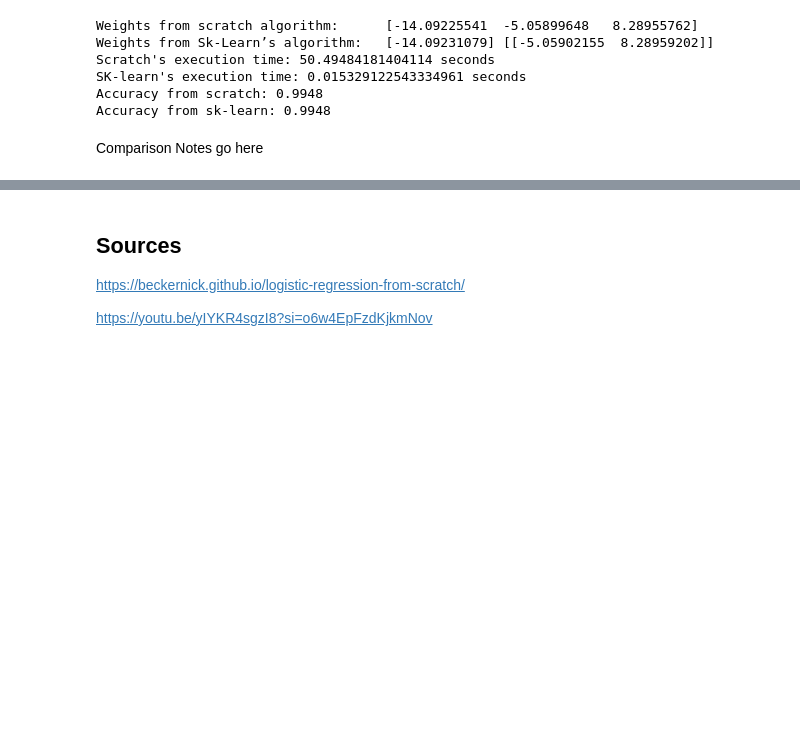
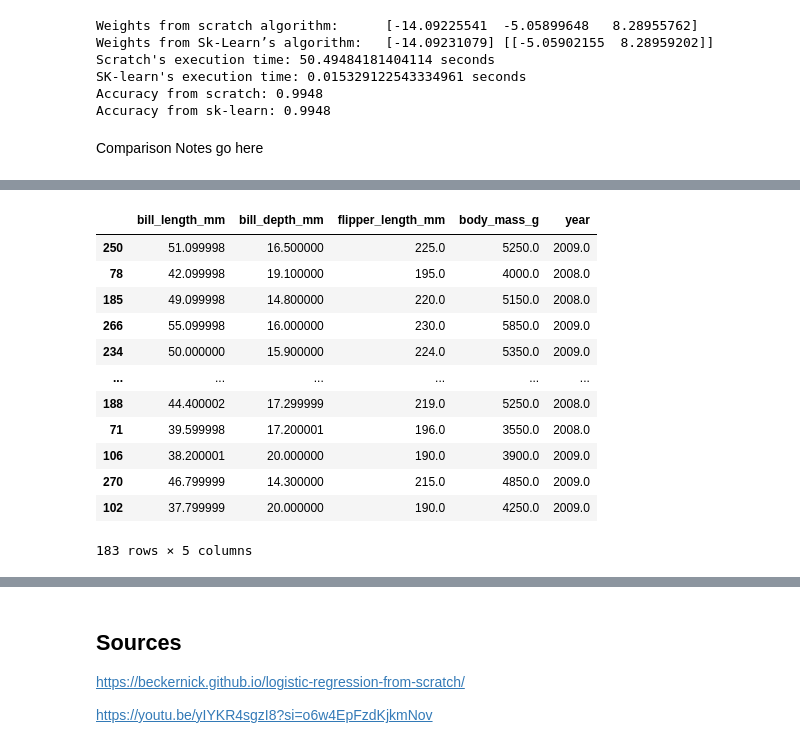
Before and after one commit to crane919/Logistic-Regression, a Jupyter notebook: notebook.ipynb, the cells around one changed output, grey strips where cells are left out. Cells and saved outputs as stored; diff of their text form; code cells hidden in the pictures; blank space fills up the shorter version.

```diff
--- a/notebook.ipynb
+++ b/notebook.ipynb
@@ -215,0 +242,20 @@ Comparison Notes go here
+# %%
+dataset['species']=dataset['species'].map({'Adelie':1,'Gentoo':0})
+dataset = dataset.drop('island', axis=1)
+x = dataset.loc[:, dataset.columns != 'species']
+y=dataset['species']
+x_train,x_test,y_train,y_test=train_test_split(x,y,test_size=0.33,random_state=42)
+# %% [output]
+|  | bill_length_mm | bill_depth_mm | flipper_length_mm | body_mass_g | year |
+| 250 | 51.099998 | 16.500000 | 225.0 | 5250.0 | 2009.0 |
+| 78 | 42.099998 | 19.100000 | 195.0 | 4000.0 | 2008.0 |
+| 185 | 49.099998 | 14.800000 | 220.0 | 5150.0 | 2008.0 |
+| 266 | 55.099998 | 16.000000 | 230.0 | 5850.0 | 2009.0 |
+| 234 | 50.000000 | 15.900000 | 224.0 | 5350.0 | 2009.0 |
+| ... | ... | ... | ... | ... | ... |
+| 188 | 44.400002 | 17.299999 | 219.0 | 5250.0 | 2008.0 |
+| 71 | 39.599998 | 17.200001 | 196.0 | 3550.0 | 2008.0 |
+| 106 | 38.200001 | 20.000000 | 190.0 | 3900.0 | 2009.0 |
+| 270 | 46.799999 | 14.300000 | 215.0 | 4850.0 | 2009.0 |
+| 102 | 37.799999 | 20.000000 | 190.0 | 4250.0 | 2009.0 |
+183 rows × 5 columns
```
Also changed, not shown: parts of 10 cells of this notebook, 1 other file.
